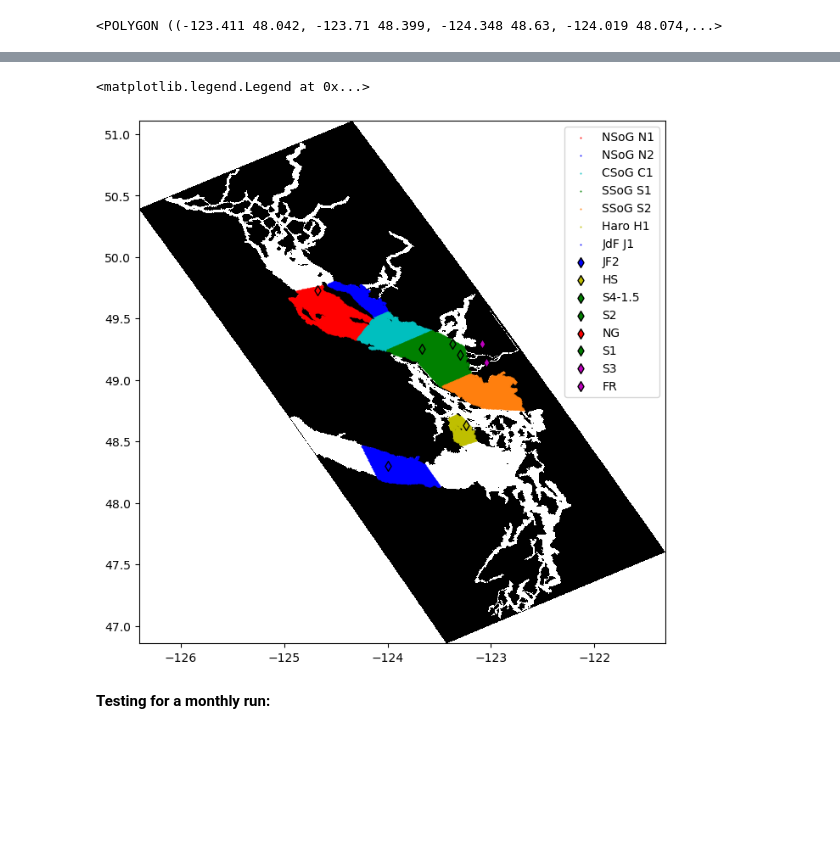
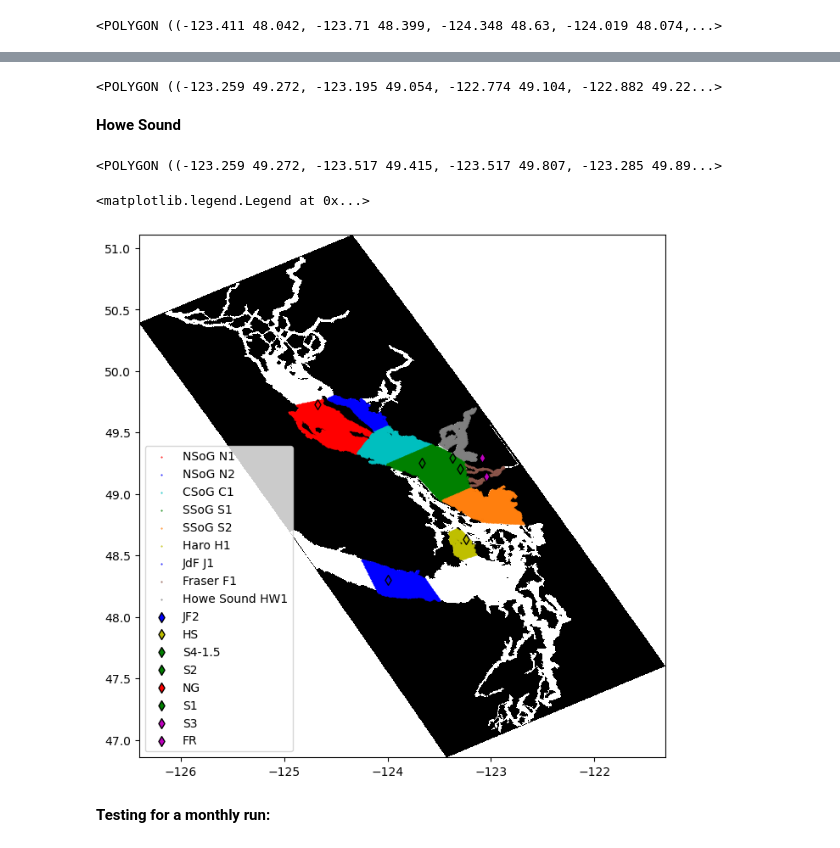
Before and after one commit to SalishSeaCast/analysis-vicente, a Jupyter notebook: Ocean_Parcels/drafts/PBDE_runs/test_params/Regions_analysis.ipynb, the cells around one changed output, grey strips where cells are left out. Cells and saved outputs as stored; diff of their text form; code cells hidden in the pictures; blank space fills up the shorter version.

```diff
--- a/Ocean_Parcels/drafts/PBDE_runs/test_params/Regions_analysis.ipynb
+++ b/Ocean_Parcels/drafts/PBDE_runs/test_params/Regions_analysis.ipynb
@@ -403,6 +511,19 @@ H1_lon_3, H1_lat_3 = [mask.nav_lon[Hy1_3[0],Hx1_3[0]].values, mask.nav_lon[Hy1_3
 J1_lon_1, J1_lat_1 = [mask.nav_lon[Jy1_1[0],Jx1_1[0]].values, mask.nav_lon[Jy1_1[1],Jx1_1[1]].values], [mask.nav_lat[Jy1_1[0],Jx1_1[0]].values, mask.nav_lat[Jy1_1[1],Jx1_1[1]].values]
 J1_lon_2, J1_lat_2 = [mask.nav_lon[Jy1_2[0],Jx1_2[0]].values, mask.nav_lon[Jy1_2[1],Jx1_2[1]].values], [mask.nav_lat[Jy1_2[0],Jx1_2[0]].values, mask.nav_lat[Jy1_2[1],Jx1_2[1]].values]
 J1_lon_3, J1_lat_3 = [mask.nav_lon[Jy1_3[0],Jx1_3[0]].values, mask.nav_lon[Jy1_3[1],Jx1_3[1]].values], [mask.nav_lat[Jy1_3[0],Jx1_3[0]].values, mask.nav_lat[Jy1_3[1],Jx1_3[1]].values]#
+#
+# Fraser River
+F1_lon_1, F1_lat_1 = [mask.nav_lon[Fy1_1[0],Fx1_1[0]].values, mask.nav_lon[Fy1_1[1],Fx1_1[1]].values], [mask.nav_lat[Fy1_1[0],Fx1_1[0]].values, mask.nav_lat[Fy1_1[1],Fx1_1[1]].values]
+F1_lon_2, F1_lat_2 = [mask.nav_lon[Fy1_2[0],Fx1_2[0]].values, mask.nav_lon[Fy1_2[1],Fx1_2[1]].values], [mask.nav_lat[Fy1_2[0],Fx1_2[0]].values, mask.nav_lat[Fy1_2[1],Fx1_2[1]].values]
+F1_lon_3, F1_lat_3 = [mask.nav_lon[Fy1_3[0],Fx1_3[0]].values, mask.nav_lon[Fy1_3[1],Fx1_3[1]].values], [mask.nav_lat[Fy1_3[0],Fx1_3[0]].values, mask.nav_lat[Fy1_3[1],Fx1_3[1]].values]#
+#
+# Howe Sound
+HW1_lon_1, HW1_lat_1 = [mask.nav_lon[HWy1_1[0],HWx1_1[0]].values, mask.nav_lon[HWy1_1[1],HWx1_1[1]].values], [mask.nav_lat[HWy1_1[0],HWx1_1[0]].values, mask.nav_lat[HWy1_1[1],HWx1_1[1]].values]
+HW1_lon_2, HW1_lat_2 = [mask.nav_lon[HWy1_2[0],HWx1_2[0]].values, mask.nav_lon[HWy1_2[1],HWx1_2[1]].values], [mask.nav_lat[HWy1_2[0],HWx1_2[0]].values, mask.nav_lat[HWy1_2[1],HWx1_2[1]].values]
+HW1_lon_3, HW1_lat_3 = [mask.nav_lon[HWy1_3[0],HWx1_3[0]].values, mask.nav_lon[HWy1_3[1],HWx1_3[1]].values], [mask.nav_lat[HWy1_3[0],HWx1_3[0]].values, mask.nav_lat[HWy1_3[1],HWx1_3[1]].values]
+HW1_lon_4, HW1_lat_4 = [mask.nav_lon[HWy1_4[0],HWx1_4[0]].values, mask.nav_lon[HWy1_4[1],HWx1_4[1]].values], [mask.nav_lat[HWy1_4[0],HWx1_4[0]].values, mask.nav_lat[HWy1_4[1],HWx1_4[1]].values]
+HW1_lon_5, HW1_lat_5 = [mask.nav_lon[HWy1_5[0],HWx1_5[0]].values, mask.nav_lon[HWy1_5[1],HWx1_5[1]].values], [mask.nav_lat[HWy1_5[0],HWx1_5[0]].values, mask.nav_lat[HWy1_5[1],HWx1_5[1]].values]
+HW1_lon_6, HW1_lat_6 = [mask.nav_lon[HWy1_6[0],HWx1_6[0]].values, mask.nav_lon[HWy1_6[1],HWx1_6[1]].values], [mask.nav_lat[HWy1_6[0],HWx1_6[0]].values, mask.nav_lat[HWy1_6[1],HWx1_6[1]].values]
 # %% [markdown]
 Coordinates of Sun et. al 2023 sampling stations:
 # %%
@@ -571,3 +694,30 @@ polygon_coors_J1
+# %%
+polygon_lon_lat_F1 = [
+    (F1_lon_1[0], F1_lat_1[0]),
+    (F1_lon_1[1], F1_lat_1[1]),
+    (F1_lon_2[1], F1_lat_2[1]),
+    (F1_lon_3[1], F1_lat_3[1])
+]
+polygon_coors_F1 = Polygon(polygon_lon_lat_F1)
+polygon_coors_F1
+# %% [output]
+<POLYGON ((-123.259 49.272, -123.195 49.054, -122.774 49.104, -122.882 49.22...>
+# %% [markdown]
+**Howe Sound**
+# %%
+polygon_lon_lat_HW1 = [
+    (HW1_lon_1[1], HW1_lat_1[1]),
+    (HW1_lon_1[0], HW1_lat_1[0]),
+    (HW1_lon_2[1], HW1_lat_2[1]),
+    (HW1_lon_3[1], HW1_lat_3[1]),
+    (HW1_lon_4[1], HW1_lat_4[1]),
+    (HW1_lon_5[1], HW1_lat_5[1]),
+
+]
+polygon_coors_HW1 = Polygon(polygon_lon_lat_HW1)
+polygon_coors_HW1
+# %% [output]
+<POLYGON ((-123.259 49.272, -123.517 49.415, -123.517 49.807, -123.285 49.89...>
 # %%
 def inside_polygon_lon_lat(polygon, mask_path = path['mask']):
     #
@@ -596,28 +746,33 @@ lon_SSoG_S1, lat_SSoG_S1 = inside_polygon_lon_lat(polygon_coors_S1)
 lon_SSoG_S2, lat_SSoG_S2 = inside_polygon_lon_lat(polygon_coors_S2)
 lon_Haro_H1, lat_Haro_H1 = inside_polygon_lon_lat(polygon_coors_H1)
 lon_Juan_J1, lat_Juan_J1 = inside_polygon_lon_lat(polygon_coors_J1)
+lon_Fraser_F1, lat_Fraser_F1 = inside_polygon_lon_lat(polygon_coors_F1)
+lon_Howe_HW1, lat_Howe_HW1 = inside_polygon_lon_lat(polygon_coors_HW1)
 # %%
 fig, ax = plt.subplots(figsize = (8,8))
 ax.pcolormesh(nav_lon, nav_lat,tmask, cmap = 'grey')
 ax.scatter(lon_NSoG_N1, lat_NSoG_N1, s= .2, color = 'r', label = 'NSoG N1')
 ax.scatter(lon_NSoG_N2, lat_NSoG_N2, s= .2, color = 'b', label = 'NSoG N2')
 #
 ax.scatter(lon_CSoG_C1, lat_CSoG_C1, s= .2, color = 'c', label = 'CSoG C1')
 #
 ax.scatter(lon_SSoG_S1, lat_SSoG_S1, s= .2, color = 'g', label = 'SSoG S1')
 ax.scatter(lon_SSoG_S2, lat_SSoG_S2, s= .2, color = 'tab:orange', label = 'SSoG S2')
 #
 ax.scatter(lon_Haro_H1, lat_Haro_H1, s= .2, color = 'y', label = 'Haro H1')
 ax.scatter(lon_Juan_J1, lat_Juan_J1, s= .2, color = 'b', label = 'JdF J1')
 #
+ax.scatter(lon_Fraser_F1, lat_Fraser_F1, s= .2, color = 'tab:brown', label = 'Fraser F1')
+ax.scatter(lon_Howe_HW1, lat_Howe_HW1, s= .2, color = 'tab:gray', label = 'Howe Sound HW1')
+#
 colors = ['b','y','g','g','r','g','m','m']
 for i in range(len(stations)):
     ax.scatter(lon[i], lat[i], marker = 'd', edgecolors='k', c = colors[i], label = stations[i])
 ax.legend()
 ax.legend()
 # %% [output]
 <matplotlib.legend.Legend at 0x...>
-[figure, old version]
+[figure, new version]
 # %% [markdown]
 **Testing for a monthly run:**
 # %%
```
Also changed, not shown: parts of 21 cells of this notebook, 12 other files.
